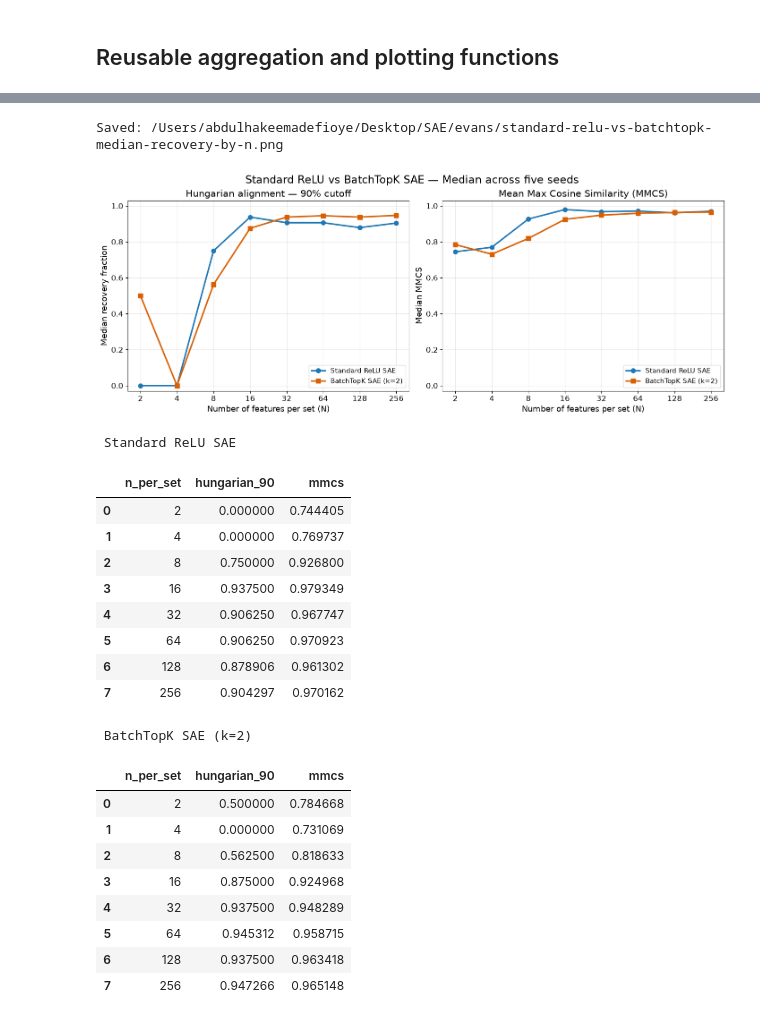
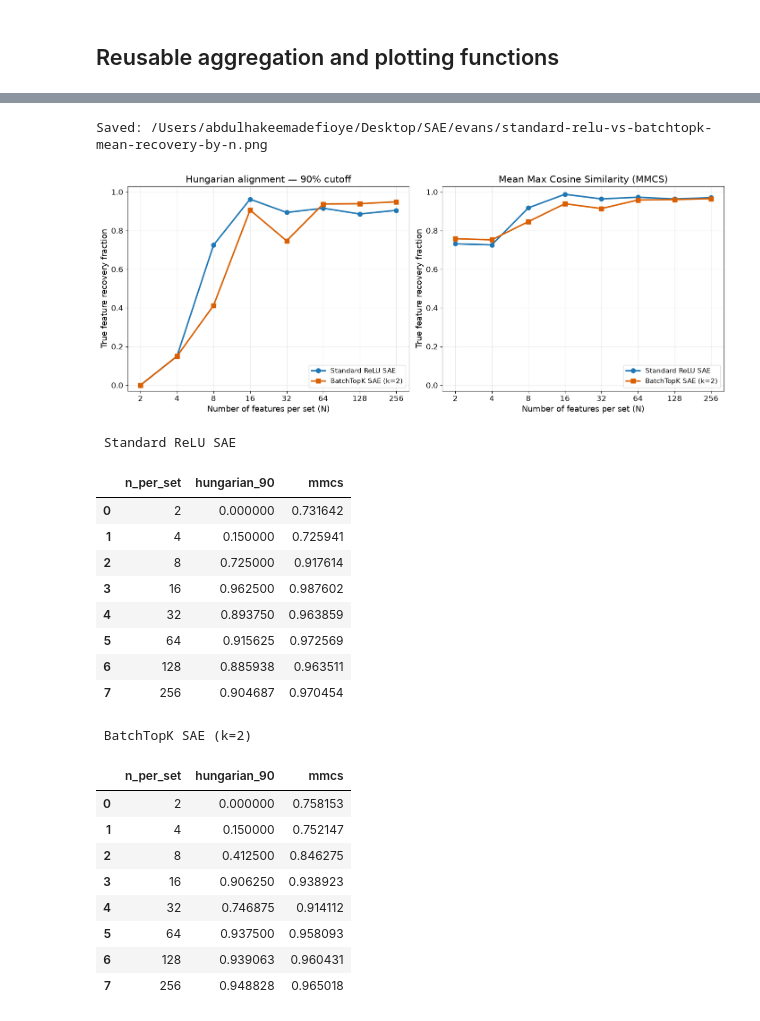
Before and after one commit to Adefioye/SAE, a Jupyter notebook: composed-features/08_relu_vs_batchtopk_recovery_comparison.ipynb, the cells around one changed output, grey strips where cells are left out. Saved outputs shown, nothing was run; the diff lists cells and outputs as text; code cells hidden in the pictures.

```diff
--- a/composed-features/08_relu_vs_batchtopk_recovery_comparison.ipynb
+++ b/composed-features/08_relu_vs_batchtopk_recovery_comparison.ipynb
@@ -226,22 +218,16 @@ Validated 40 rows (8 N values × 5 seeds) for each SAE.
 # %% [markdown]
 ## Reusable aggregation and plotting functions
 # %%
-def aggregate_recovery(
-    frame: pd.DataFrame, statistic: str
-) -> pd.DataFrame:
-    if statistic not in {'median', 'mean'}:
-        raise ValueError("statistic must be 'median' or 'mean'.")
-    grouped = frame.groupby('n_per_set')[['hungarian_90', 'mmcs']]
-    aggregate = getattr(grouped, statistic)()
+def aggregate_recovery(frame: pd.DataFrame) -> pd.DataFrame:
+    aggregate = frame.groupby('n_per_set')[['hungarian_90', 'mmcs']].mean()
     return aggregate.reset_index().sort_values('n_per_set')
 
 
 def plot_recovery_comparison(
-    *, statistic: str, output_path: Path
+    *, output_path: Path
 ) -> tuple[plt.Figure, list[plt.Axes], dict[str, pd.DataFrame]]:
-    statistic_label = statistic.capitalize()
     aggregated = {
-        architecture: aggregate_recovery(frame, statistic)
+        architecture: aggregate_recovery(frame)
         for architecture, frame in RESULTS_BY_ARCHITECTURE.items()
     }
     figure, axes_array = plt.subplots(
@@ -249,19 +235,11 @@ def plot_recovery_comparison(
     )
     axes = list(axes_array)
     metric_settings = (
-        (
-            'hungarian_90',
-            HUNGARIAN_SUBPLOT_TITLE,
-            HUNGARIAN_Y_AXIS_TEMPLATE.format(statistic=statistic_label),
-        ),
-        (
-            'mmcs',
-            MMCS_SUBPLOT_TITLE,
-            MMCS_Y_AXIS_TEMPLATE.format(statistic=statistic_label),
-        ),
+        ('hungarian_90', HUNGARIAN_SUBPLOT_TITLE),
+        ('mmcs', MMCS_SUBPLOT_TITLE),
     )
 
-    for axis, (metric, title, y_label) in zip(axes, metric_settings, strict=True):
+    for axis, (metric, title) in zip(axes, metric_settings, strict=True):
         for architecture, aggregate in aggregated.items():
             axis.plot(
                 aggregate['n_per_set'],
@@ -275,16 +253,12 @@ def plot_recovery_comparison(
         axis.set_xticks(EXPECTED_N_VALUES)
         axis.set_xticklabels([str(value) for value in EXPECTED_N_VALUES])
         axis.set_xlabel(X_AXIS_LABEL)
-        axis.set_ylabel(y_label)
+        axis.set_ylabel(Y_AXIS_LABEL)
         axis.set_title(title)
         axis.set_ylim(*Y_LIMITS)
         axis.grid(True, alpha=0.25)
         axis.legend(loc=LEGEND_LOCATION, frameon=True)
 
-    figure.suptitle(
-        FIGURE_TITLE_TEMPLATE.format(statistic=statistic_label),
-        fontsize=17,
-    )
     figure.savefig(
         output_path, dpi=FIGURE_DPI, bbox_inches='tight', facecolor='white'
     )
@@ -297,33 +271,32 @@ This cell replots and overwrites the median comparison PNG in `evans/`.
 # %%
-median_figure, median_axes, median_results = plot_recovery_comparison(
-    statistic='median',
-    output_path=MEDIAN_PLOT_PATH,
+mean_figure, mean_axes, mean_results = plot_recovery_comparison(
+    output_path=MEAN_PLOT_PATH,
 )
 plt.show()
 
-for architecture, frame in median_results.items():
+for architecture, frame in mean_results.items():
     print('\n', SERIES_LABELS[architecture])
     display(frame)
 # %% [output]
-Saved: /Users/abdulhakeemadefioye/Desktop/SAE/evans/standard-relu-vs-batchtopk-median-recovery-by-n.png
+Saved: /Users/abdulhakeemadefioye/Desktop/SAE/evans/standard-relu-vs-batchtopk-mean-recovery-by-n.png
-[figure, old version]
+[figure, new version]
  Standard ReLU SAE
 |  | n_per_set | hungarian_90 | mmcs |
-| 0 | 2 | 0.000000 | 0.744405 |
-| 1 | 4 | 0.000000 | 0.769737 |
-| 2 | 8 | 0.750000 | 0.926800 |
-| 3 | 16 | 0.937500 | 0.979349 |
-| 4 | 32 | 0.906250 | 0.967747 |
-| 5 | 64 | 0.906250 | 0.970923 |
-| 6 | 128 | 0.878906 | 0.961302 |
-| 7 | 256 | 0.904297 | 0.970162 |
+| 0 | 2 | 0.000000 | 0.731642 |
+| 1 | 4 | 0.150000 | 0.725941 |
+| 2 | 8 | 0.725000 | 0.917614 |
+| 3 | 16 | 0.962500 | 0.987602 |
+| 4 | 32 | 0.893750 | 0.963859 |
+| 5 | 64 | 0.915625 | 0.972569 |
+| 6 | 128 | 0.885938 | 0.963511 |
+| 7 | 256 | 0.904687 | 0.970454 |
  BatchTopK SAE (k=2)
 |  | n_per_set | hungarian_90 | mmcs |
-| 0 | 2 | 0.500000 | 0.784668 |
-| 1 | 4 | 0.000000 | 0.731069 |
-| 2 | 8 | 0.562500 | 0.818633 |
-| 3 | 16 | 0.875000 | 0.924968 |
-| 4 | 32 | 0.937500 | 0.948289 |
-| 5 | 64 | 0.945312 | 0.958715 |
-| 6 | 128 | 0.937500 | 0.963418 |
-| 7 | 256 | 0.947266 | 0.965148 |
+| 0 | 2 | 0.000000 | 0.758153 |
+| 1 | 4 | 0.150000 | 0.752147 |
+| 2 | 8 | 0.412500 | 0.846275 |
+| 3 | 16 | 0.906250 | 0.938923 |
+| 4 | 32 | 0.746875 | 0.914112 |
+| 5 | 64 | 0.937500 | 0.958093 |
+| 6 | 128 | 0.939063 | 0.960431 |
+| 7 | 256 | 0.948828 | 0.965018 |
```
Also changed, not shown: parts of 7 cells of this notebook, 14 other files.
